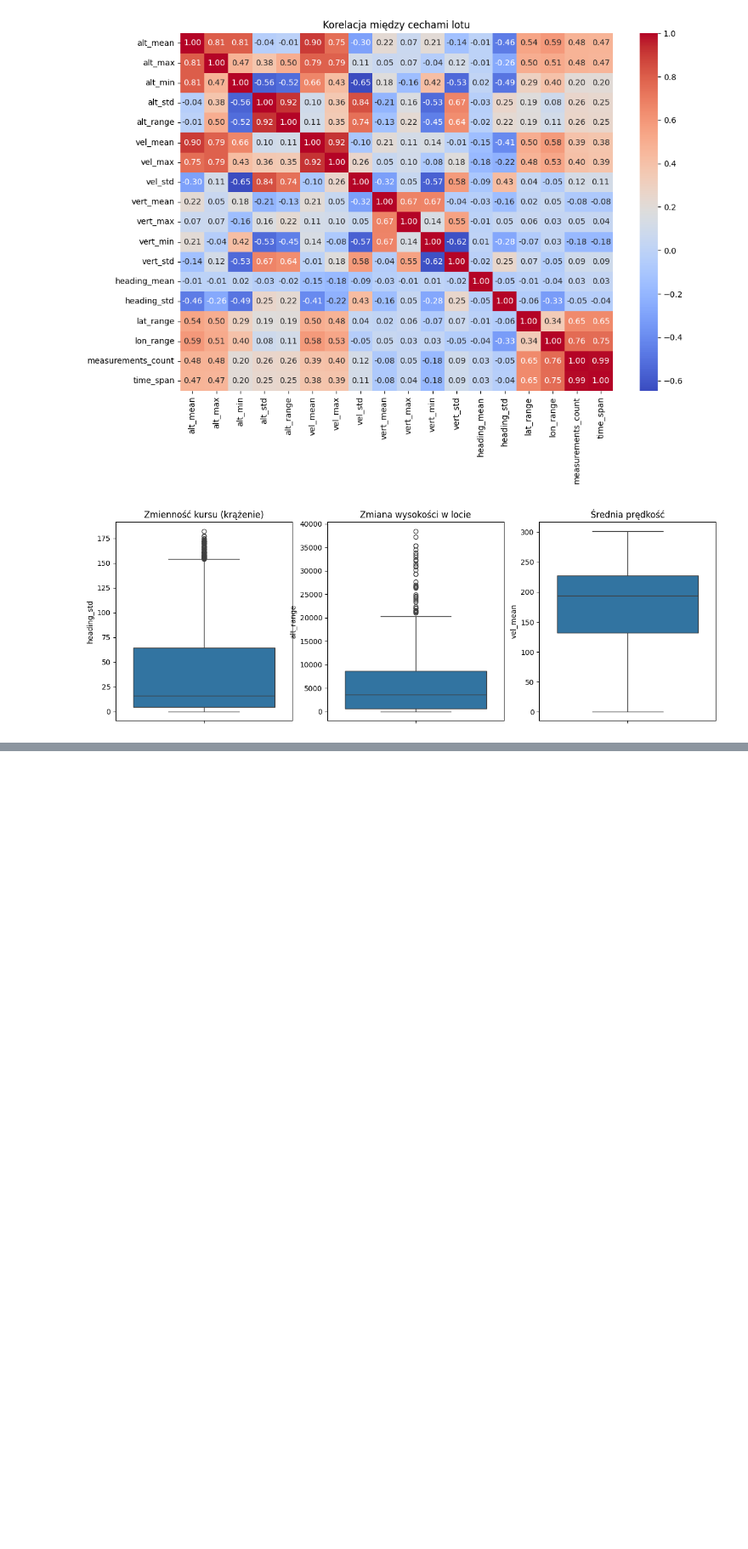
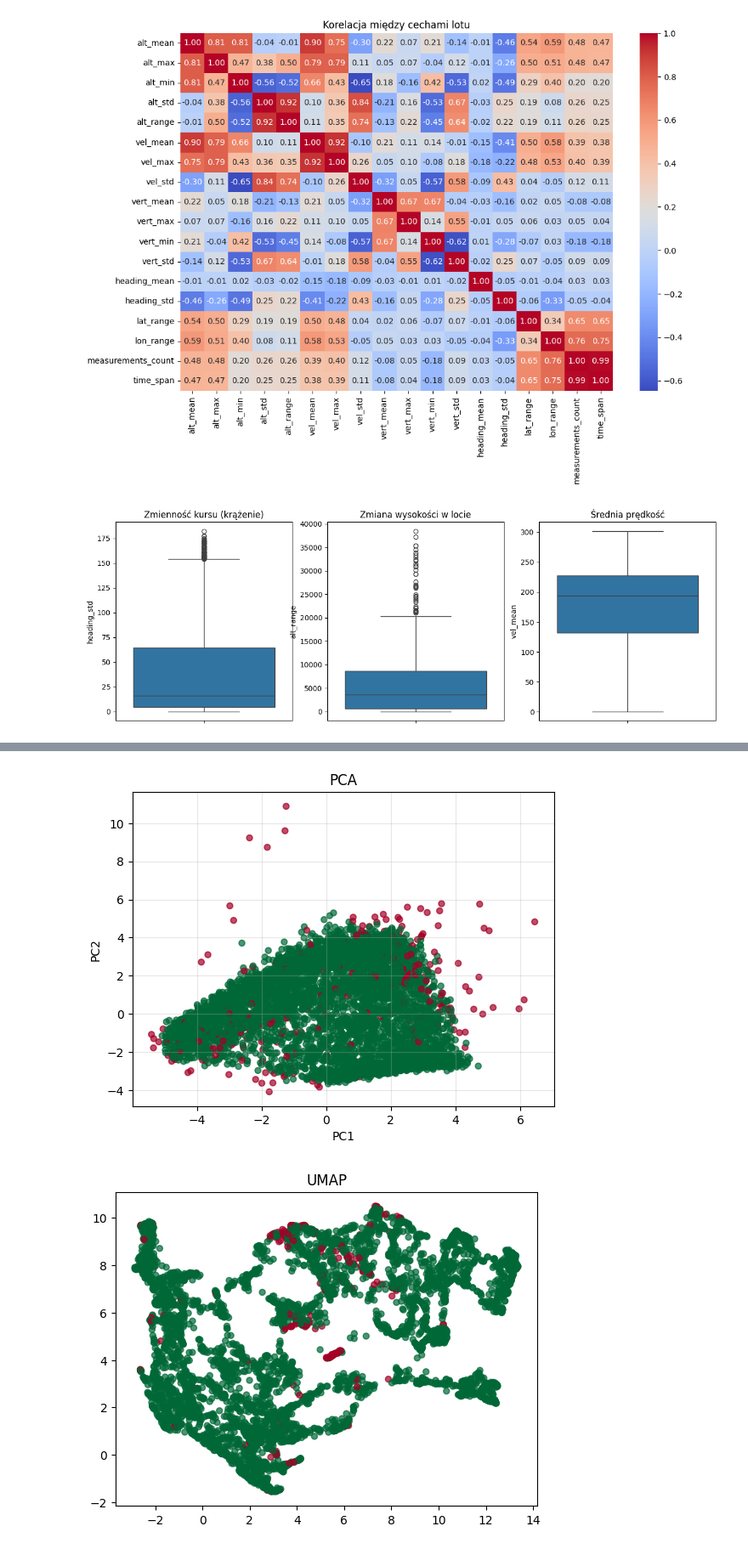
Before and after one commit to krzkapera/wdzd, a Jupyter notebook: src/lol.ipynb, the cells around one changed output, grey strips where cells are left out. Shown at 85% size. Saved outputs shown, nothing was run; the diff lists cells and outputs as text; code cells hidden in the pictures; blank space fills up the shorter version.

```diff
--- a/src/lol.ipynb
+++ b/src/lol.ipynb
@@ -286,19 +286,19 @@ iso_forest = IsolationForest(contamination=contamination_rate, random_state=42)
 lof = LocalOutlierFactor(contamination=contamination_rate)
 oc_svm = OneClassSVM(nu=contamination_rate)
 
-flights_df["anomaly_IsoForest"] = iso_forest.fit_predict(X_flights_scaled)
-flights_df["anomaly_LOF"] = lof.fit_predict(X_flights_scaled)
-flights_df["anomaly_SVM"] = oc_svm.fit_predict(X_flights_scaled)
+anomaly_IsoForest = iso_forest.fit_predict(X_flights_scaled)
+anomaly_LOF = lof.fit_predict(X_flights_scaled)
+anomaly_SVM = oc_svm.fit_predict(X_flights_scaled)
 
 print("Liczba wykrytych anomalii (-1 to anomalia):")
 print("\nIsolation Forest:")
-print(flights_df["anomaly_IsoForest"].value_counts())
+print(np.unique_counts(anomaly_IsoForest))
 
 print("\nLocal Outlier Factor:")
-print(flights_df["anomaly_LOF"].value_counts())
+print(np.unique_counts(anomaly_LOF))
 
 print("\nOne-Class SVM:")
-print(flights_df["anomaly_SVM"].value_counts())
+print(np.unique_counts(anomaly_SVM))
 # %% [output]
 Liczba wykrytych anomalii (-1 to anomalia):
 
@@ -321,0 +313,59 @@ Name: count, dtype: int64
+# %%
+import matplotlib.pyplot as plt
+from sklearn.decomposition import PCA
+import umap
+import pacmap
+import trimap
+import fitsne
+
+
+def plots(colors):
+    pca_flights = PCA(n_components=2)
+    X_pca_f = pca_flights.fit_transform(X_flights_scaled)
+
+    plt.scatter(X_pca_f[:, 0], X_pca_f[:, 1], c=colors, cmap="RdYlGn", alpha=0.7, s=25)
+    plt.title("PCA")
+    plt.xlabel("PC1")
+    plt.ylabel("PC2")
+    plt.grid(True, alpha=0.3)
+    plt.show()
+
+    reducer_umap = umap.UMAP(n_components=2, random_state=42)
+    X_umap_f = reducer_umap.fit_transform(X_flights_scaled)
+
+    plt.scatter(
+        X_umap_f[:, 0], X_umap_f[:, 1], c=colors, cmap="RdYlGn", alpha=0.7, s=25
+    )
+    plt.title("UMAP")
+    plt.show()
+
+    reducer_pacmap = pacmap.PaCMAP(n_components=2)
+    X_pacmap_f = reducer_pacmap.fit_transform(X_flights_scaled)
+
+    plt.scatter(
+        X_pacmap_f[:, 0], X_pacmap_f[:, 1], c=colors, cmap="RdYlGn", alpha=0.7, s=25
+    )
+    plt.title("PaCMAP")
+    plt.show()
+
+    reducer_trimap = trimap.TRIMAP()
+    X_trimap_f = reducer_trimap.fit_transform(X_flights_scaled)
+
+    plt.scatter(
+        X_trimap_f[:, 0], X_trimap_f[:, 1], c=colors, cmap="RdYlGn", alpha=0.7, s=25
+    )
+    plt.title("TRIMAP")
+    plt.show()
+
+    X_fitsne = fitsne.FItSNE(np.ascontiguousarray(X_flights_scaled, dtype=np.float64))
+    plt.scatter(
+        X_fitsne[:, 0], X_fitsne[:, 1], c=colors, cmap="RdYlGn", alpha=0.7, s=25
+    )
+    plt.title("FItSNE")
+    plt.show()
+
+
+plots(anomaly_IsoForest)
+# %% [output]
+[figure, added]
+[figure, added]
```
Also changed, not shown: parts of 4 cells of this notebook.
